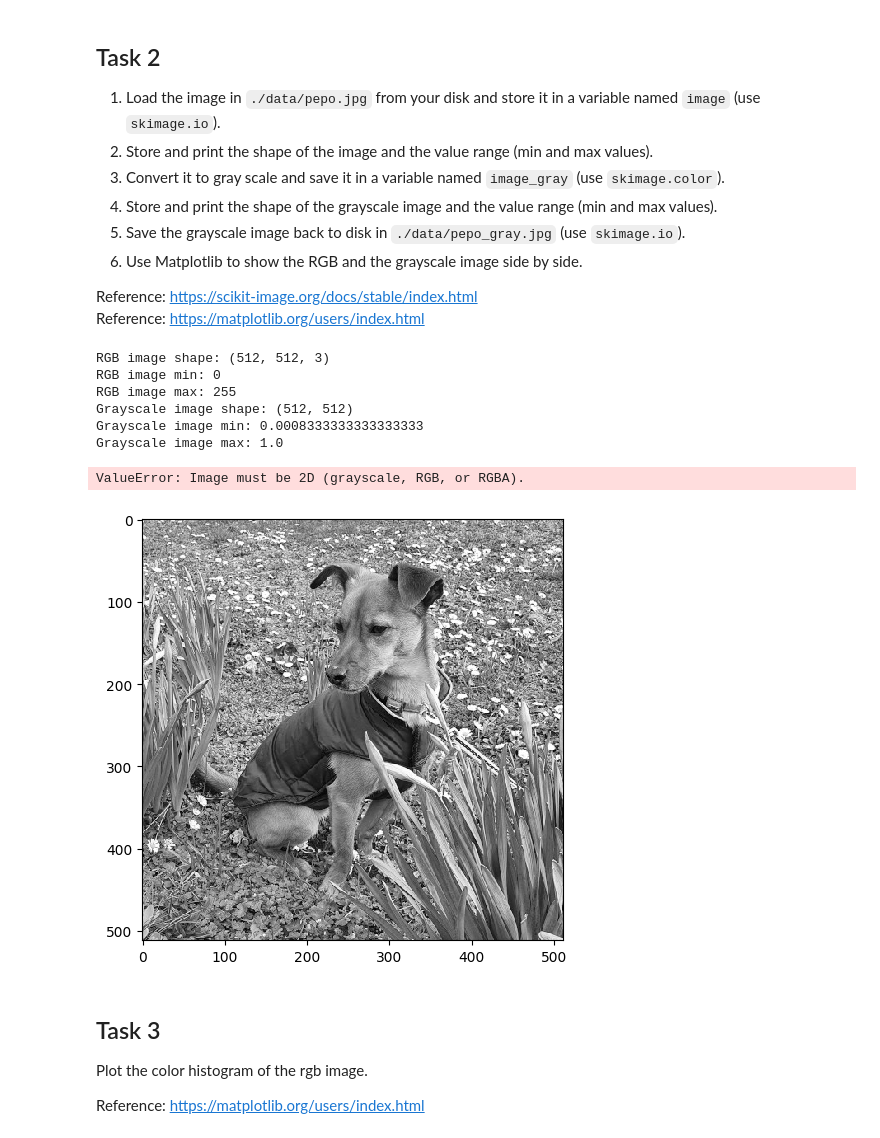
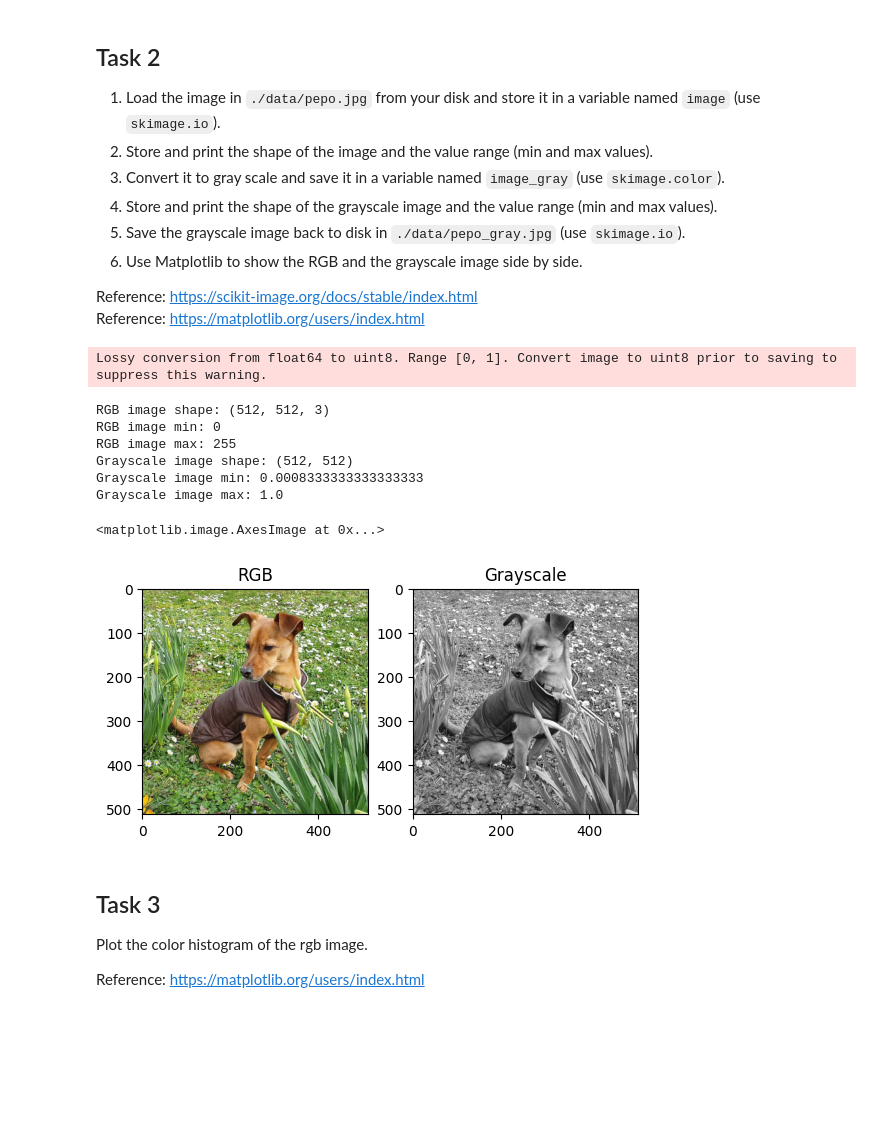
Before and after one commit to cfyoc/3dcv-students, a Jupyter notebook: 1.0-tl-scientific-python.ipynb, the cells around one changed output. Saved outputs shown, nothing was run; the diff lists cells and outputs as text; code cells hidden in the pictures; blank space fills up the shorter version.

```diff
--- a/1.0-tl-scientific-python.ipynb
+++ b/1.0-tl-scientific-python.ipynb
@@ -135,9 +135,8 @@ print(f'RGB image max: {rgb_max}')
 
 # TODO: 3. Convert it to gray scale and save it in a variable named image_gray
 image_gray = skimage.color.rgb2gray(image)
-#! DEBUG TO BE REMOVED LATER skimage.io.imshow(image_gray, cmap='gray')
-skimage.io.imshow(image_gray, cmap='gray')
 
+#! SHOULD GGSCALE IMG MIN BE 0.00083? SHOULD MAX BE 1.0???
 # TODO: 4. Store and print the shape of the grayscale image and the value range (min and max values)
 grayscale_image_shape = image_gray.shape
 grayscale_min = np.min(image_gray)
@@ -148,20 +147,30 @@ print(f'Grayscale image min: {grayscale_min}')
 print(f'Grayscale image max: {grayscale_max}')
 
 # TODO: 5. Save the grayscale image back to disk in ./data/pepo_gray.jpg
-# skimage.io.imsave('./data/pepo_gray.jpg', skimage.util.img_as_ubyte(grayscale_image_shape), check_contrast=False)
-skimage.io.imsave('./data/pepo_gray.jpg', skimage.util.img_as_ubyte(grayscale_image_shape, force_copy=False), check_contrast=False)
+skimage.io.imsave('./data/pepo_gray.jpg', image_gray)
 # %% [output]
-RGB image shape: (512, 512, 3)
-RGB image min: 0
-RGB image max: 255
-Grayscale image shape: (512, 512)
-Grayscale image min: 0.0008333333333333333
-Grayscale image max: 1.0
+Lossy conversion from float64 to uint8. Range [0, 1]. Convert image to uint8 prior to saving to suppress this warning.
-ValueError: Image must be 2D (grayscale, RGB, or RGBA).
+RGB image shape: (512, 512, 3)
+RGB image min: 0
+RGB image max: 255
+Grayscale image shape: (512, 512)
+Grayscale image min: 0.0008333333333333333
+Grayscale image max: 1.0
-[figure, removed]
 # %%
 # TODO: 6. Use Matplotlib to show the RGB and the grayscale image side by side.
 # Make sure that the gray image is displayed in gray.
+
+# ? Should look like these two
+# skimage.io.imshow(image)
+# skimage.io.imshow(image_gray, cmap='gray')
+fig, ax = plt.subplots(ncols=2)
+ax[0].set_title("RGB")
+ax[0].imshow(image)
+ax[1].set_title("Grayscale")
+ax[1].imshow(image_gray, cmap="gray")
+# %% [output]
+<matplotlib.image.AxesImage at 0x...>
+[figure, added]
 # %% [markdown]
 ## Task 3
 
```
Also changed, not shown: 1 other file.
